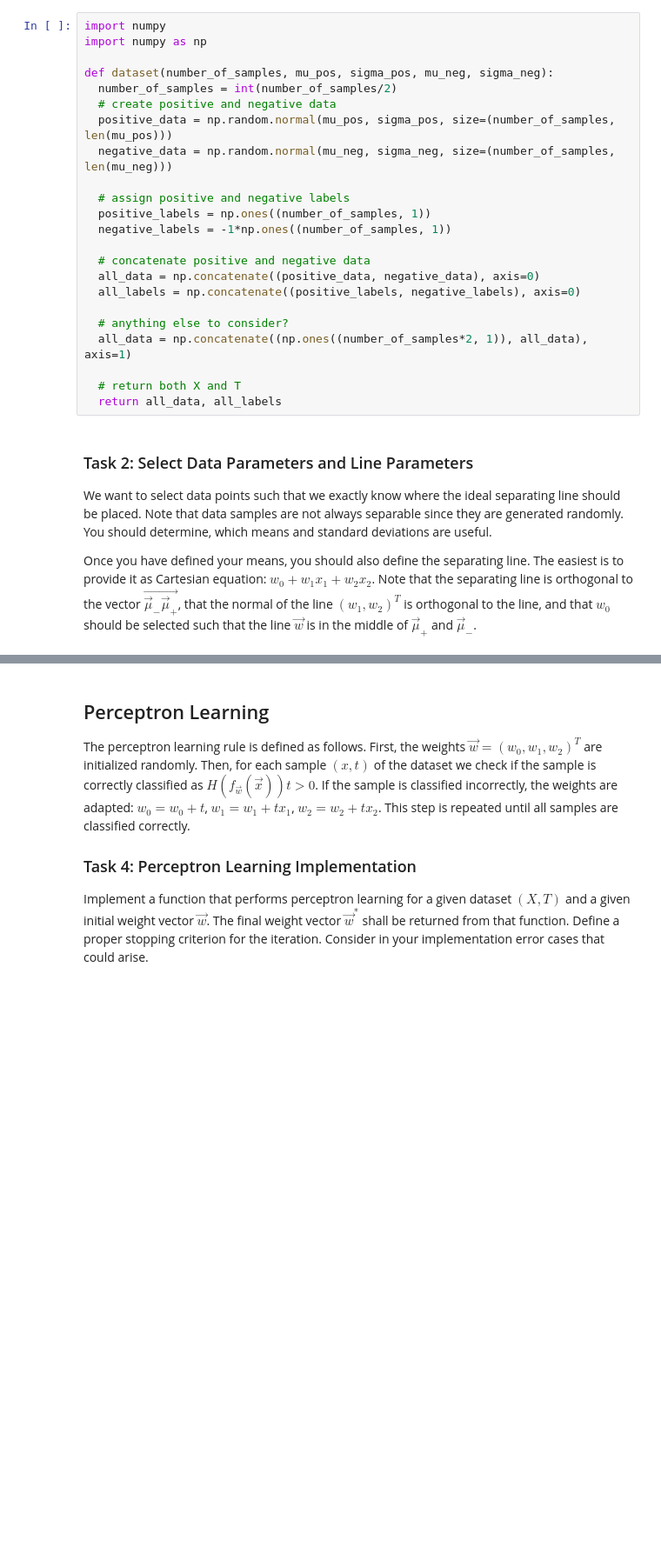
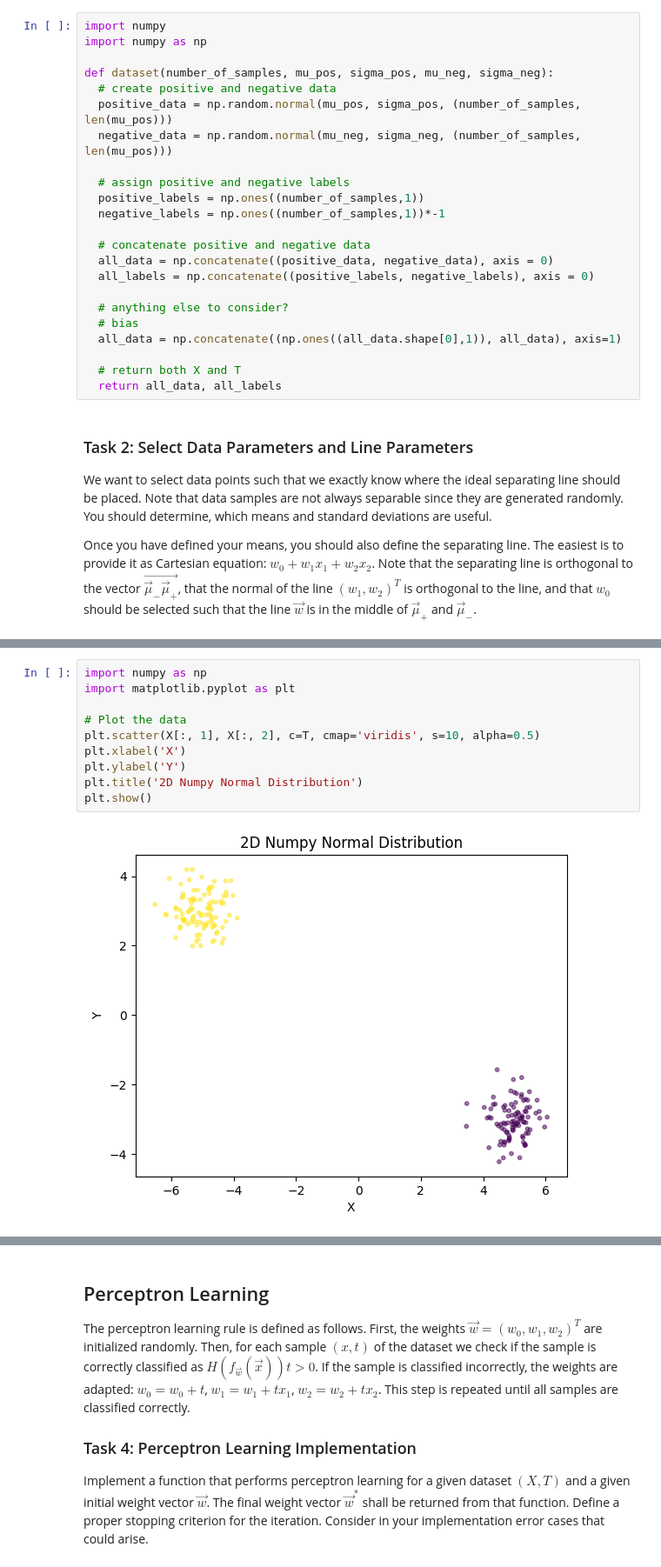
Before and after one commit to JorgeOrtizV/deepLearning_uzh, a Jupyter notebook: DL-Assignment01.ipynb, the cells around one changed output, grey strips where cells are left out. Shown: that part at 87% size. Drawn from its saved outputs; the diff is of its cells as text; blank space fills up the shorter version.

```diff
--- a/DL-Assignment01.ipynb
+++ b/DL-Assignment01.ipynb
@@ -30,21 +30,21 @@ import numpy
 import numpy as np
 
 def dataset(number_of_samples, mu_pos, sigma_pos, mu_neg, sigma_neg):
-  number_of_samples = int(number_of_samples/2)
   # create positive and negative data
-  positive_data = np.random.normal(mu_pos, sigma_pos, size=(number_of_samples, len(mu_pos)))
-  negative_data = np.random.normal(mu_neg, sigma_neg, size=(number_of_samples, len(mu_neg)))
+  positive_data = np.random.normal(mu_pos, sigma_pos, (number_of_samples, len(mu_pos)))
+  negative_data = np.random.normal(mu_neg, sigma_neg, (number_of_samples, len(mu_pos)))
 
   # assign positive and negative labels
-  positive_labels = np.ones((number_of_samples, 1))
-  negative_labels = -1*np.ones((number_of_samples, 1))
+  positive_labels = np.ones((number_of_samples,1))
+  negative_labels = np.ones((number_of_samples,1))*-1
 
   # concatenate positive and negative data
-  all_data = np.concatenate((positive_data, negative_data), axis=0)
-  all_labels = np.concatenate((positive_labels, negative_labels), axis=0)
+  all_data = np.concatenate((positive_data, negative_data), axis = 0)
+  all_labels = np.concatenate((positive_labels, negative_labels), axis = 0)
 
   # anything else to consider?
-  all_data = np.concatenate((np.ones((number_of_samples*2, 1)), all_data), axis=1)
+  # bias
+  all_data = np.concatenate((np.ones((all_data.shape[0],1)), all_data), axis=1)
 
   # return both X and T
   return all_data, all_labels
@@ -72,0 +74,12 @@ w_manual = np.array([0, -1, -1])
+# %%
+import numpy as np
+import matplotlib.pyplot as plt
+
+# Plot the data
+plt.scatter(X[:, 1], X[:, 2], c=T, cmap='viridis', s=10, alpha=0.5)
+plt.xlabel('X')
+plt.ylabel('Y')
+plt.title('2D Numpy Normal Distribution')
+plt.show()
+# %% [output]
+[figure, added]
```
Also changed, not shown: parts of 22 cells of this notebook, 5 other files.
